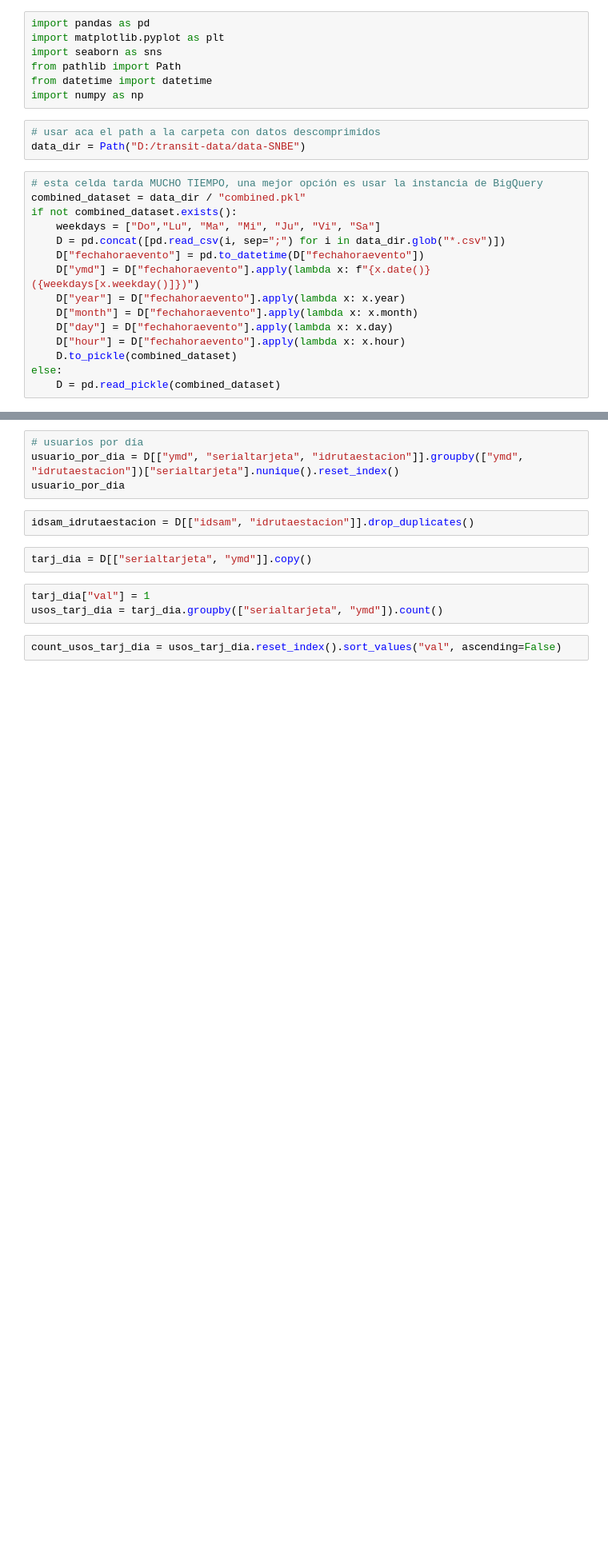
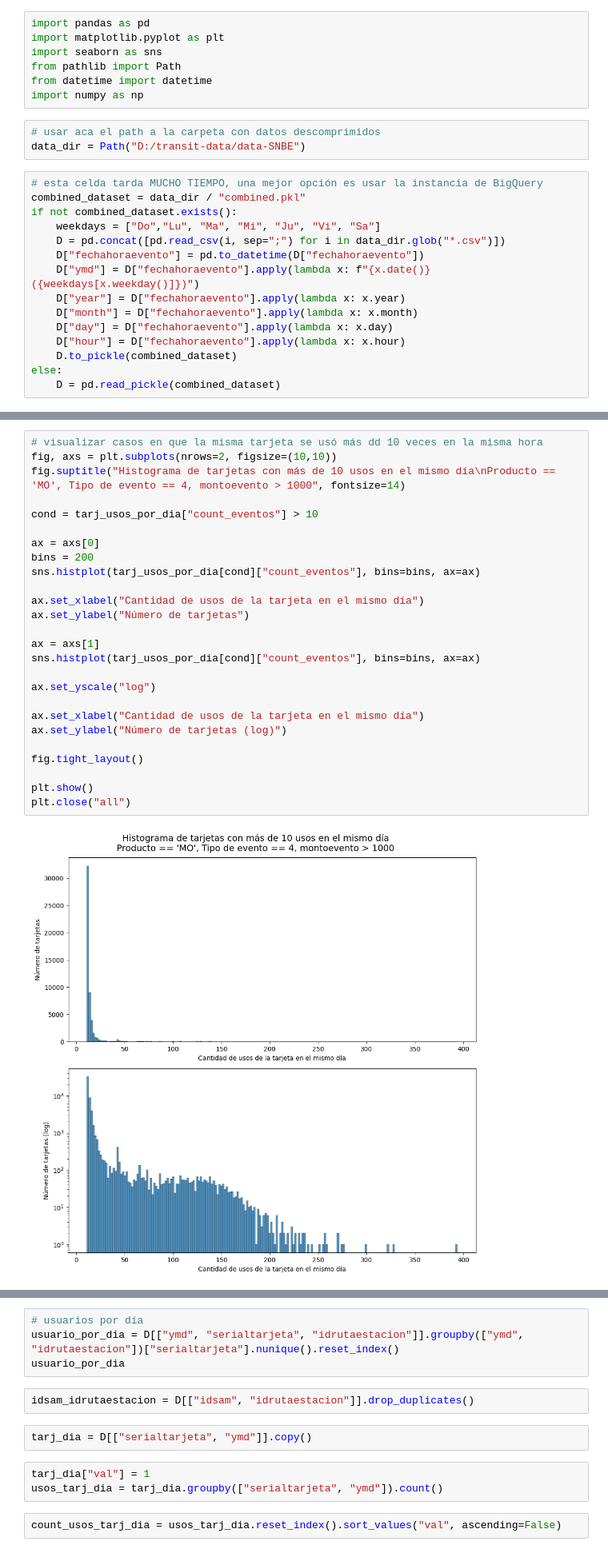
Before and after one commit to torresmateo/opama, a Jupyter notebook: explore.ipynb, the cells around one changed output, grey strips where cells are left out. Shown at 80% size. Saved outputs shown, nothing was run; the diff lists cells and outputs as text; blank space fills up the shorter version.

```diff
--- a/explore.ipynb
+++ b/explore.ipynb
@@ -25,0 +45,28 @@ else:
+# %%
+# visualizar casos en que la misma tarjeta se usó más dd 10 veces en la misma hora
+fig, axs = plt.subplots(nrows=2, figsize=(10,10))
+fig.suptitle("Histograma de tarjetas con más de 10 usos en el mismo día\nProducto == 'MO', Tipo de evento == 4, montoevento > 1000", fontsize=14)
+
+cond = tarj_usos_por_dia["count_eventos"] > 10
+
+ax = axs[0]
+bins = 200
+sns.histplot(tarj_usos_por_dia[cond]["count_eventos"], bins=bins, ax=ax)
+
+ax.set_xlabel("Cantidad de usos de la tarjeta en el mismo día")
+ax.set_ylabel("Número de tarjetas")
+
+ax = axs[1]
+sns.histplot(tarj_usos_por_dia[cond]["count_eventos"], bins=bins, ax=ax)
+
+ax.set_yscale("log")
+
+ax.set_xlabel("Cantidad de usos de la tarjeta en el mismo día")
+ax.set_ylabel("Número de tarjetas (log)")
+
+fig.tight_layout()
+
+plt.show()
+plt.close("all")
+# %% [output]
+[figure, added]
```
Also changed, not shown: parts of 14 cells of this notebook, 2 other files.
